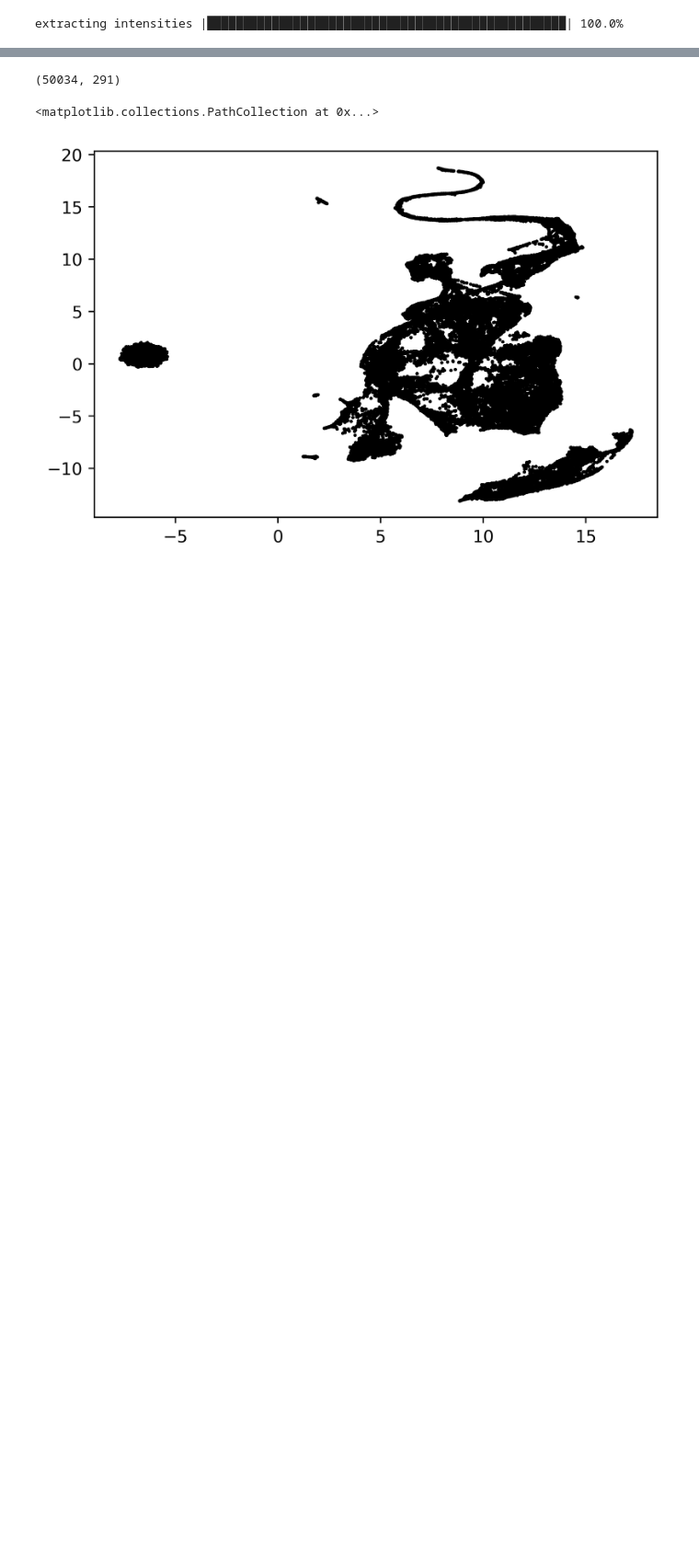
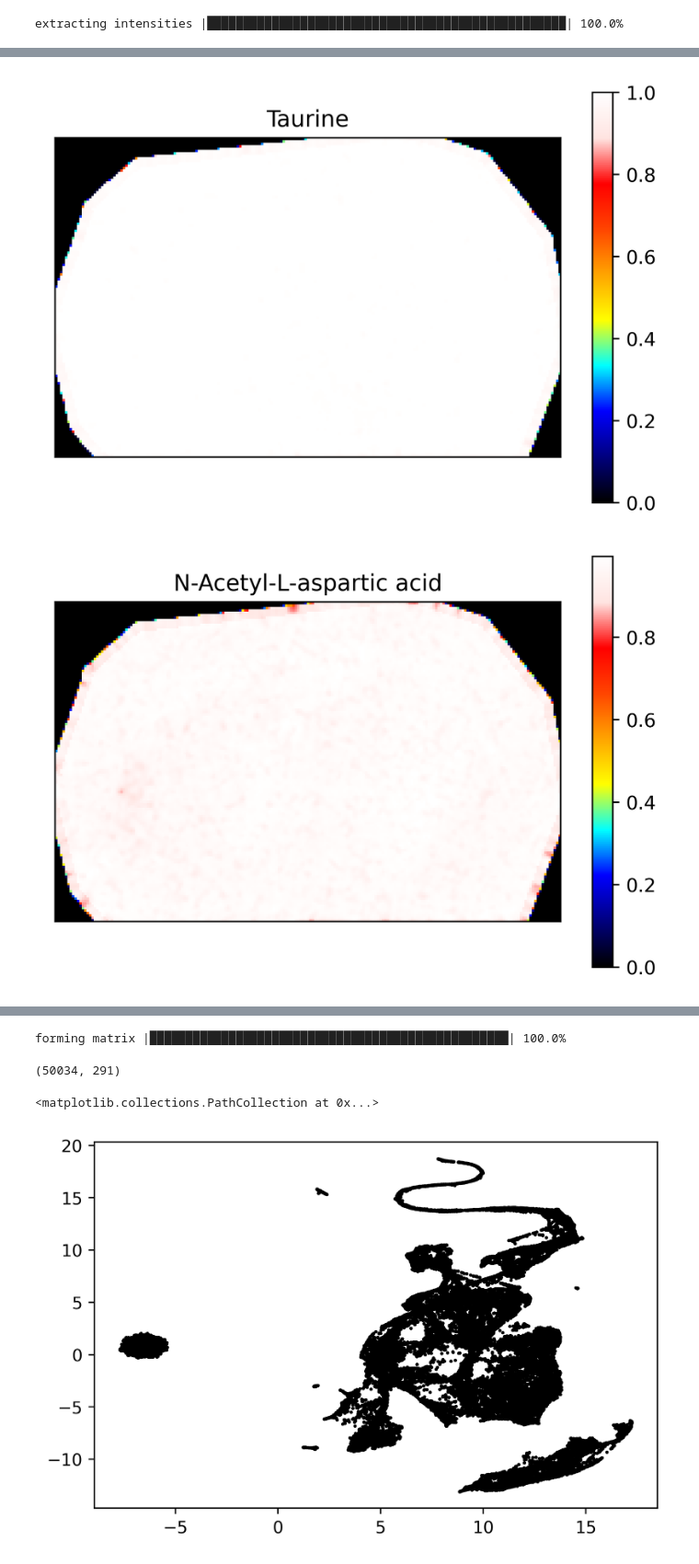
Before and after one commit to e-stan/imaging, a Jupyter notebook: notebooks/maldi_data_exploration.ipynb, the cells around one changed output, grey strips where cells are left out. Shown at 92% size. Drawn from its saved outputs; the diff is of its cells as text; code cells hidden in the pictures; blank space fills up the shorter version.

```diff
--- a/notebooks/maldi_data_exploration.ipynb
+++ b/notebooks/maldi_data_exploration.ipynb
@@ -85,0 +123,9 @@ if __name__ == "__main__":
+# %%
+scores = []
+for index,row in peaklist.iterrows():
+    tmp = msi_corrected.data_tensor[row["inds"]]
+    isoTensor = SIMSIToolBox.normalizeTensor(tmp)
+    scores.append(np.mean(isoTensor[0][msi.imageBoundary > 0.5]))
+peaklist["meanM0"] = scores
+peaklist = peaklist.sort_values(by="meanM0",ascending=False)
+peaklist.head()
@@ -85,0 +140,10 @@ if __name__ == "__main__":
+# %%
+for index,row in peaklist.iterrows():
+    tmp = msi_corrected.data_tensor[row["inds"]]
+    isoTensor = SIMSIToolBox.normalizeTensor(tmp)
+    plt.figure()
+    SIMSIToolBox.showImage(isoTensor[0], cmap=colormap)
+    plt.title(row["moleculeNames"].split(",")[0])
+# %% [output]
+[figure, added]
+[figure, added]
@@ -85,0 +161,6 @@ if __name__ == "__main__":
+# %%
+if __name__ == "__main__":
+    df = msi.to_pandas()
+    pkl.dump([peaklist,df],open(datadir + fn.replace(".imzML","_corrected.pkl"),"wb"))
+# %% [output]
+forming matrix |██████████████████████████████████████████████████| 100.0%
```
Also changed, not shown: parts of 17 cells of this notebook, 2 other files.
